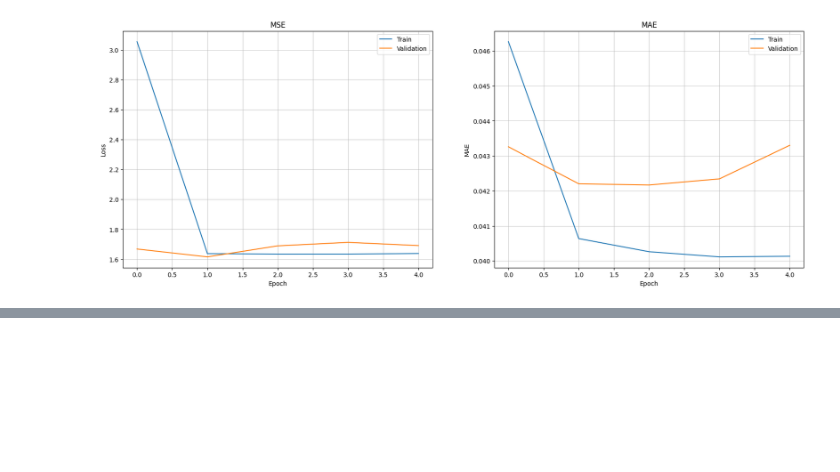
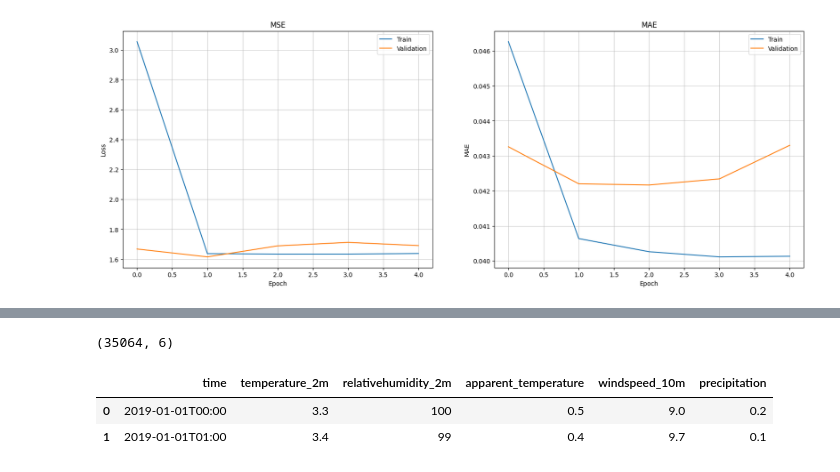
Before and after one commit to shoefer987/bike_sharing_demand, a Jupyter notebook: notebooks/archanaa_rnn_data_preparation.ipynb, the cells around one changed output, grey strips where cells are left out. Cells and saved outputs as stored; diff of their text form; code cells hidden in the pictures; blank space fills up the shorter version.

Commit message:
cache weather data

```diff
--- a/notebooks/archanaa_rnn_data_preparation.ipynb
+++ b/notebooks/archanaa_rnn_data_preparation.ipynb
@@ -513,0 +535,11 @@ plot_history(history);
+# %%
+# Read weather data
+weather_data = pd.read_csv('../raw_data/histotical_weather_data_{START_YEAR}_to_{END_YEAR}.csv', index_col=False)
+weather_data = weather_data.drop(columns= 'Unnamed: 0')
+print(weather_data.shape)
+weather_data.head(2)
+# %% [output]
+(35064, 6)
+|  | time | temperature_2m | relativehumidity_2m | apparent_temperature | windspeed_10m | precipitation |
+| 0 | 2019-01-01T00:00 | 3.3 | 100 | 0.5 | 9.0 | 0.2 |
+| 1 | 2019-01-01T01:00 | 3.4 | 99 | 0.4 | 9.7 | 0.1 |
```
Also changed, not shown: parts of 4 cells of this notebook.
